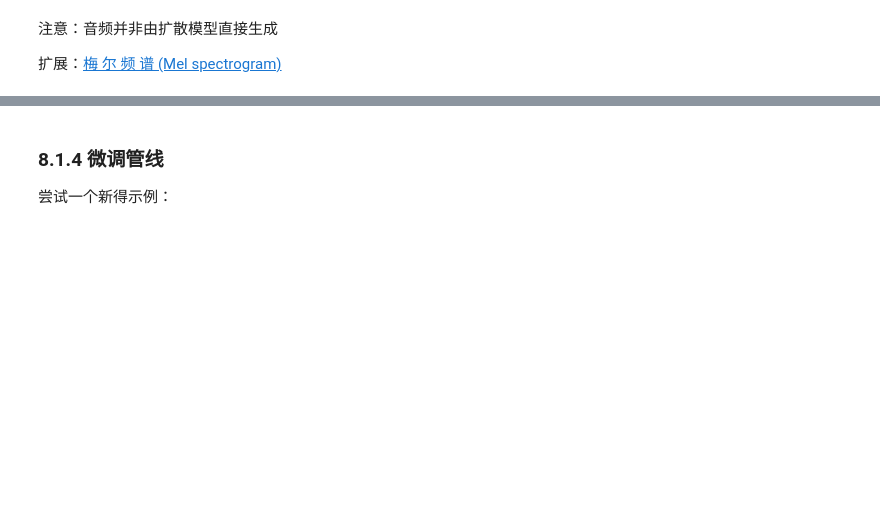
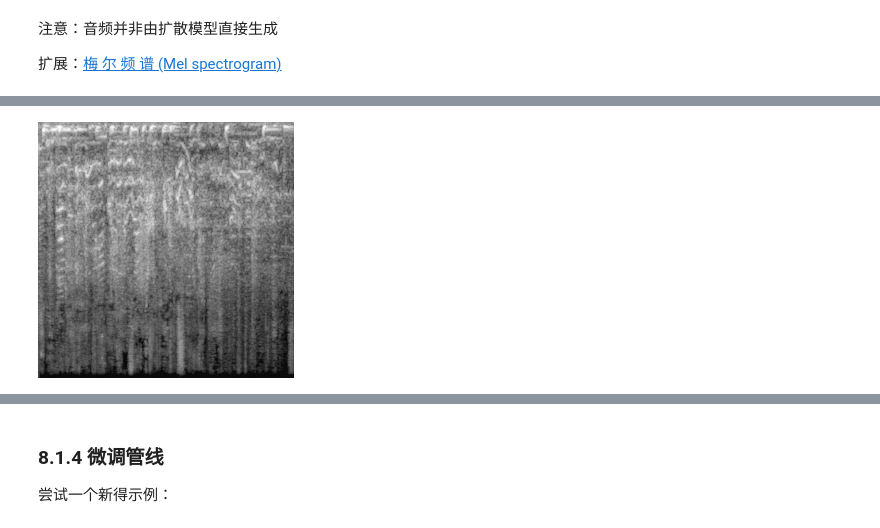
Before and after one commit to caioo0/Notes, a Jupyter notebook: note-datawhale/docs/diffusion_models_51/notebook/part08.ipynb, the cells around one changed output, grey strips where cells are left out. Cells and saved outputs as stored; diff of their text form; code cells hidden in the pictures; blank space fills up the shorter version.

```diff
--- a/note-datawhale/docs/diffusion_models_51/notebook/part08.ipynb
+++ b/note-datawhale/docs/diffusion_models_51/notebook/part08.ipynb
@@ -62,8 +75,10 @@ a.shape
 # %%
 
-pip.mel.load_audio(raw_audio=a)
+pipe.mel.load_audio(raw_audio=a)
 im = pipe.mel.audio_slice_to_image(0)
 im
+# %% [output]
+[figure, added]
 # %%
 sample_rate_pipeline = pipe.mel.get_sample_rate()
 sample_rate_pipeline
```
Also changed, not shown: parts of 16 cells of this notebook, 29 other files.
